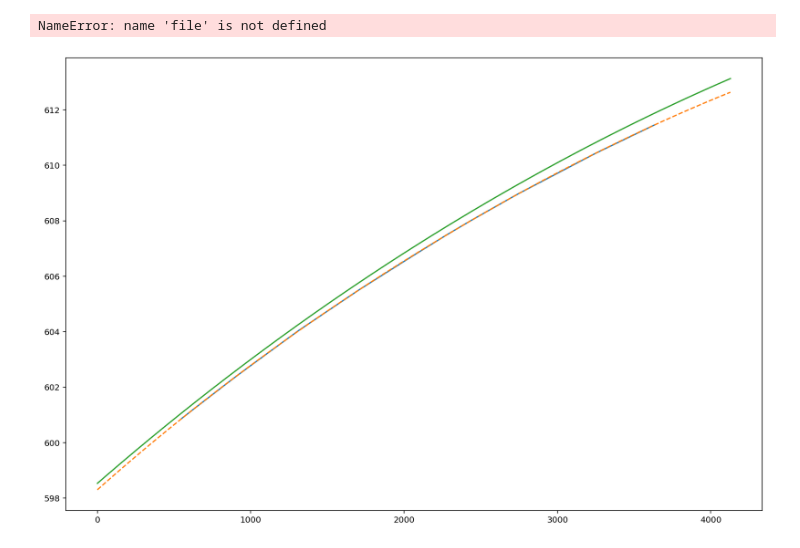
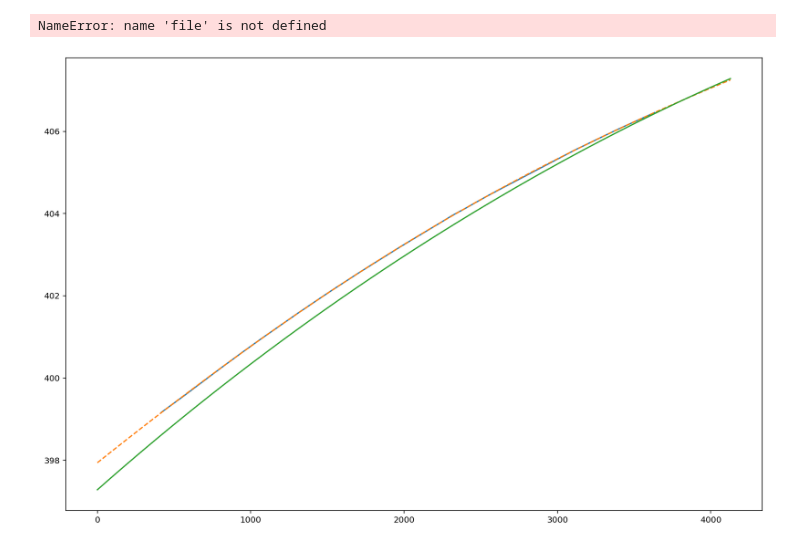
Before and after one commit to svenbuder/velocereduction, a Jupyter notebook: scripts/veloce_luminosa_wavelength_calibration.ipynb, the cells around one changed output. Cells and saved outputs as stored; diff of their text form; code cells hidden in the pictures.

Commit message:
ccd 1 order 152 same

```diff
--- a/scripts/veloce_luminosa_wavelength_calibration.ipynb
+++ b/scripts/veloce_luminosa_wavelength_calibration.ipynb
@@ -72,7 +72,7 @@ def fourth_order(xdata, *coeffs):
 # %%
 # Calibrate wavelength
 
-for science_object in science_objects:
+for science_object in ['HIP69673']:#science_objects:
 
     with PdfPages(path+science_object+'/minimal_'+science_object+'.pdf') as pdf:
 
@@ -130,6 +130,8 @@ for science_object in science_objects:
                     science_object+'_CCD_3_ORDER_93', # Halpha
                     science_object+'_CCD_3_ORDER_94',
                     science_object+'_CCD_3_ORDER_95',
+                    science_object+'_CCD_3_ORDER_101',
+                    science_object+'_CCD_3_ORDER_102',
                     science_object+'_CCD_3_ORDER_103', #Na Doublet
                     science_object+'_CCD_3_ORDER_104'
                 ]:
@@ -254,7 +256,7 @@ for order in range(1,len(file)):
 # %% [output]
 NameError: name 'file' is not defined
 # %%
-for order_name in ['ccd_3_order_101']:
+for order_name in ['ccd_1_order_152']:
 
     plt.figure(figsize=(15,10))
     wavelength_coefficients = np.loadtxt('../veloce_luminosa_reduction/fixed_arc_positions/'+order_name+'_px_wl.txt',comments='#')
@@ -283,34 +285,34 @@ for order_name in ['ccd_3_order_101']:
     )
 
     try:
         adjusted_coeffs = [
             initial_wavelength_coeffs[order_name][0]-1.,
             initial_wavelength_coeffs[order_name][1]+0.0003,
             initial_wavelength_coeffs[order_name][2],
             initial_wavelength_coeffs[order_name][3],
             initial_wavelength_coeffs[order_name][4]
         ]
     except:
         adjusted_coeffs = [
             initial_wavelength_coeffs[order_name][0]-1.5,
             initial_wavelength_coeffs[order_name][1]+0.0003,
             initial_wavelength_coeffs[order_name][2],
             initial_wavelength_coeffs[order_name][3],
             0.0
         ]
 
     ydata = fourth_order(np.linspace(0,4128,100), *adjusted_coeffs)
 
 #     plt.ylim(np.min(ydata),np.max(ydata))
 
     plt.plot(
         np.linspace(0,4128,100),
         ydata
     )
     plt.show()
     plt.close()
 # %% [output]
-[figure, old version]
+[figure, new version]
 # %%
 def gaussian(x, b, A, mu, sigma):
     return b + A * np.exp(-(x - mu)**2 / (2 * sigma**2))
```
Also changed, not shown: 1 other file.
